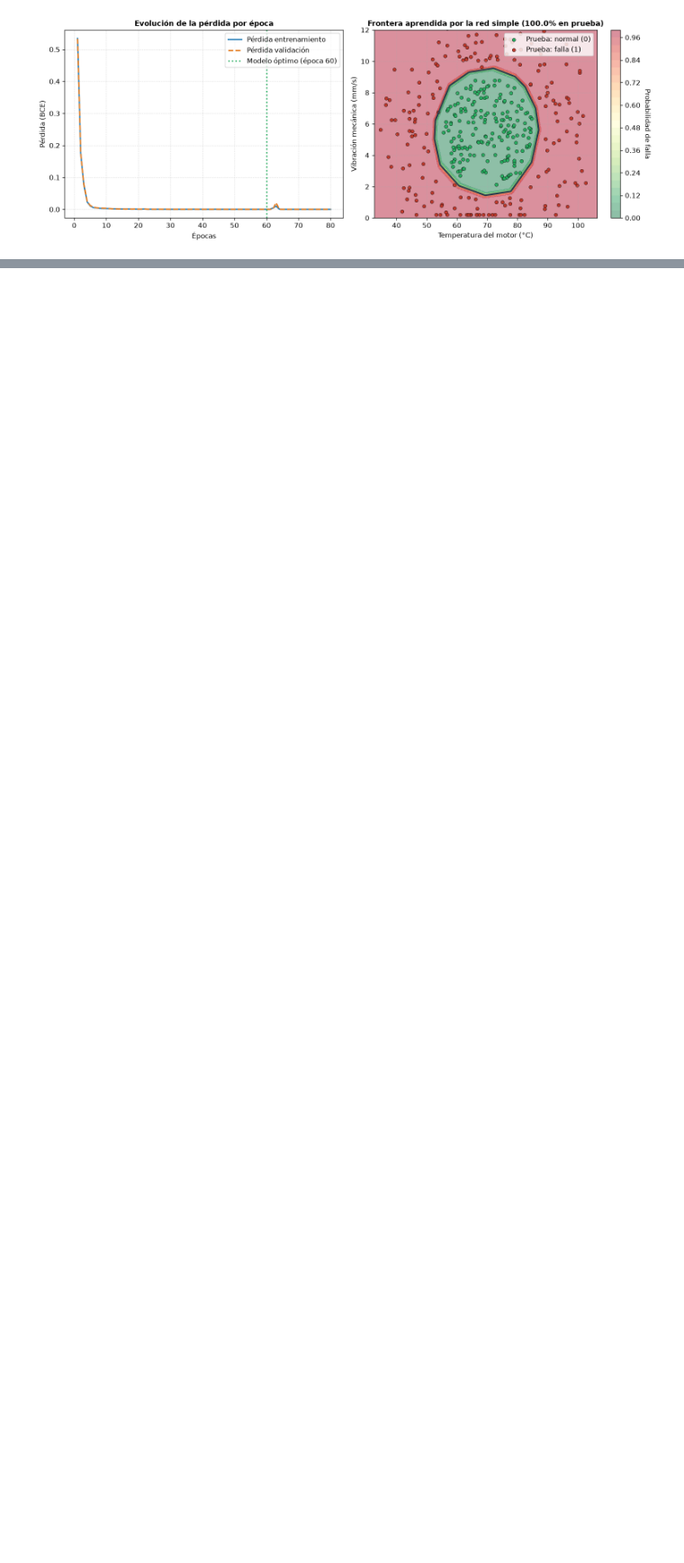
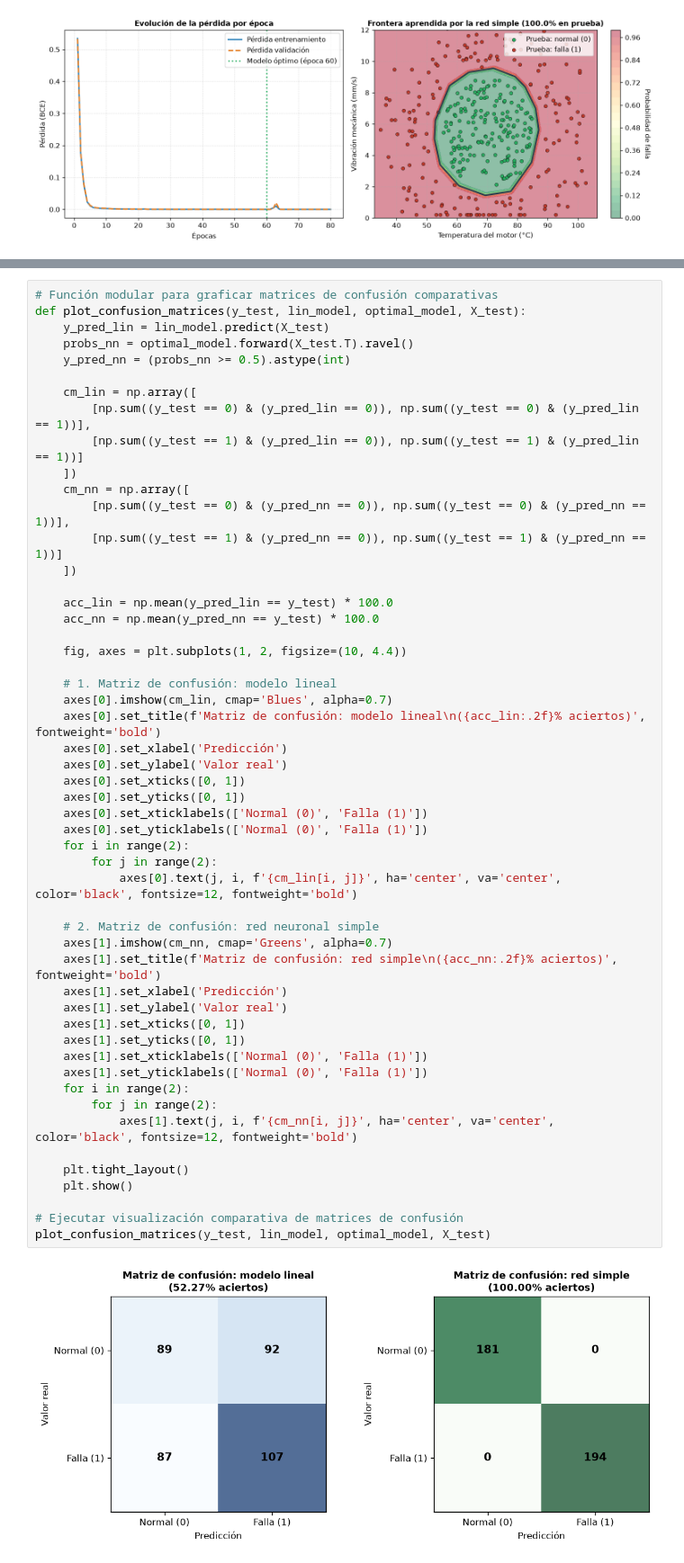
Before and after one commit to edwynG/dl-assignment-1, a Jupyter notebook: experiment/final_experiment.ipynb, the cells around one changed output, grey strips where cells are left out. Shown at 90% size. Cells and saved outputs as stored; diff of their text form; blank space fills up the shorter version.

```diff
--- a/experiment/final_experiment.ipynb
+++ b/experiment/final_experiment.ipynb
@@ -451,3 +504,57 @@ plot_experiment_results(history, optimal_model, X_raw, X_test_raw, y_test, mu_tr
+# %%
+# Función modular para graficar matrices de confusión comparativas
+def plot_confusion_matrices(y_test, lin_model, optimal_model, X_test):
+    y_pred_lin = lin_model.predict(X_test)
+    probs_nn = optimal_model.forward(X_test.T).ravel()
+    y_pred_nn = (probs_nn >= 0.5).astype(int)
+
+    cm_lin = np.array([
+        [np.sum((y_test == 0) & (y_pred_lin == 0)), np.sum((y_test == 0) & (y_pred_lin == 1))],
+        [np.sum((y_test == 1) & (y_pred_lin == 0)), np.sum((y_test == 1) & (y_pred_lin == 1))]
+    ])
+    cm_nn = np.array([
+        [np.sum((y_test == 0) & (y_pred_nn == 0)), np.sum((y_test == 0) & (y_pred_nn == 1))],
+        [np.sum((y_test == 1) & (y_pred_nn == 0)), np.sum((y_test == 1) & (y_pred_nn == 1))]
+    ])
+
+    acc_lin = np.mean(y_pred_lin == y_test) * 100.0
+    acc_nn = np.mean(y_pred_nn == y_test) * 100.0
+
+    fig, axes = plt.subplots(1, 2, figsize=(10, 4.4))
+
+    # 1. Matriz de confusión: modelo lineal
+    axes[0].imshow(cm_lin, cmap='Blues', alpha=0.7)
+    axes[0].set_title(f'Matriz de confusión: modelo lineal\n({acc_lin:.2f}% aciertos)', fontweight='bold')
+    axes[0].set_xlabel('Predicción')
+    axes[0].set_ylabel('Valor real')
+    axes[0].set_xticks([0, 1])
+    axes[0].set_yticks([0, 1])
+    axes[0].set_xticklabels(['Normal (0)', 'Falla (1)'])
+    axes[0].set_yticklabels(['Normal (0)', 'Falla (1)'])
+    for i in range(2):
+        for j in range(2):
+            axes[0].text(j, i, f'{cm_lin[i, j]}', ha='center', va='center', color='black', fontsize=12, fontweight='bold')
+
+    # 2. Matriz de confusión: red neuronal simple
+    axes[1].imshow(cm_nn, cmap='Greens', alpha=0.7)
+    axes[1].set_title(f'Matriz de confusión: red simple\n({acc_nn:.2f}% aciertos)', fontweight='bold')
+    axes[1].set_xlabel('Predicción')
+    axes[1].set_ylabel('Valor real')
+    axes[1].set_xticks([0, 1])
+    axes[1].set_yticks([0, 1])
+    axes[1].set_xticklabels(['Normal (0)', 'Falla (1)'])
+    axes[1].set_yticklabels(['Normal (0)', 'Falla (1)'])
+    for i in range(2):
+        for j in range(2):
+            axes[1].text(j, i, f'{cm_nn[i, j]}', ha='center', va='center', color='black', fontsize=12, fontweight='bold')
+
+    plt.tight_layout()
+    plt.show()
+
+# Ejecutar visualización comparativa de matrices de confusión
+plot_confusion_matrices(y_test, lin_model, optimal_model, X_test)
+# %% [output]
+[figure, added]
 # %% [markdown]
 ## Conclusiones del experimento
 
```
Also changed, not shown: parts of 3 cells of this notebook.
